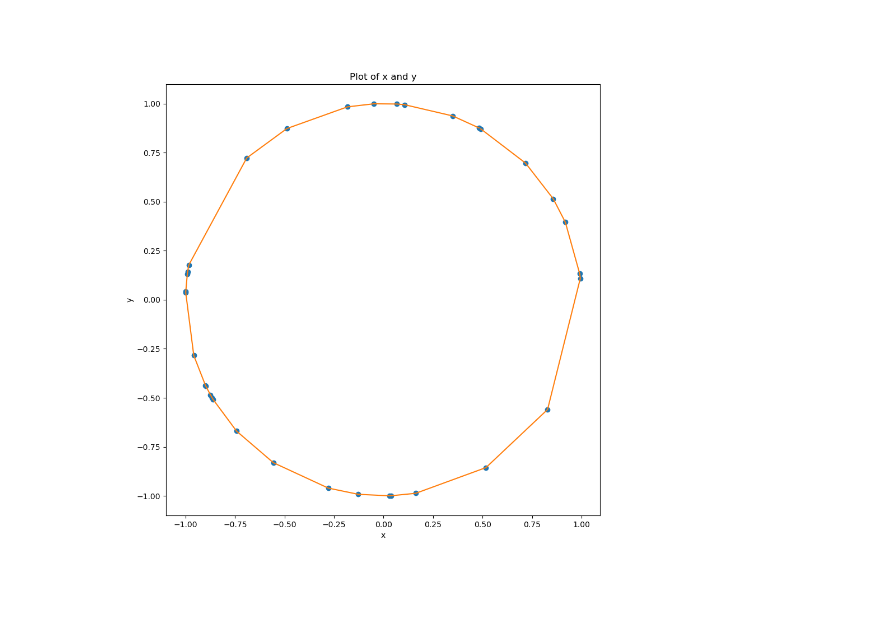
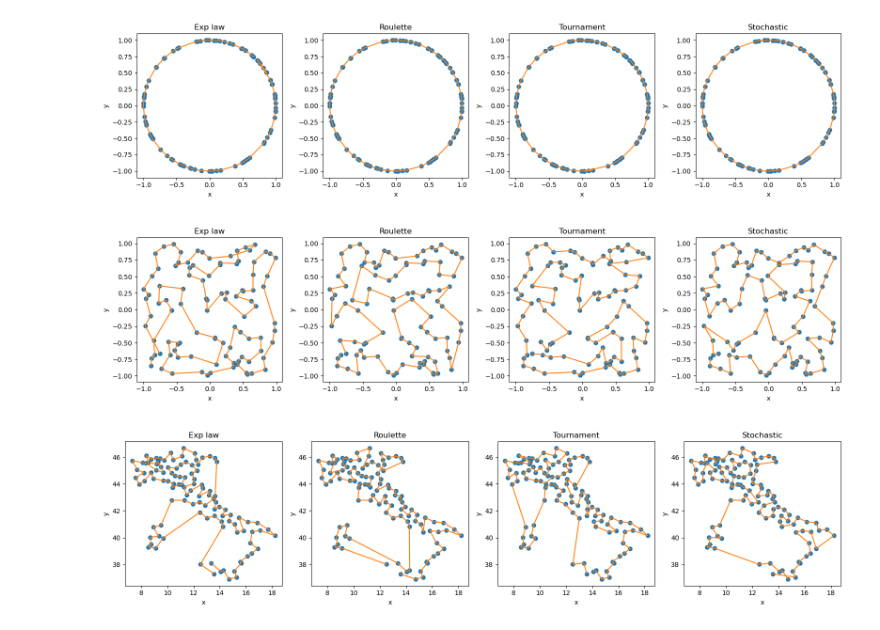
Before and after one commit to stevelonny/labsimnum, a Jupyter notebook: notebooks/exercise_09.ipynb, the cells around one changed output. Saved outputs shown, nothing was run; the diff lists cells and outputs as text; code cells hidden in the pictures.

Commit message:
corrected mapper class

```diff
--- a/notebooks/exercise_09.ipynb
+++ b/notebooks/exercise_09.ipynb
@@ -6,24 +6,27 @@ import numpy as np
 from scipy.optimize import curve_fit
 import statsmodels.api as sm
 import math
-import ipympl
 
 prop_cycle = plt.rcParams['axes.prop_cycle']
 colors = prop_cycle.by_key()['color']
+selection = ["Exp law", "Roulette", "Tournament", "Stochastic"]
+mapper = ["circle", "square", "provita"]
 # %%
-fig = plt.figure(figsize=(10, 10))
-
-x, y = np.loadtxt("../data/ex09_atlas_circle.dat", unpack=True, usecols=(1, 2))
-
-plt.plot(x, y, marker='o', linestyle='None')
-
-plt.xlabel('x')
-plt.ylabel('y')
-plt.title('Plot of x and y')
-
-x1, y1 = np.loadtxt("../data/ex09_best_circle.dat", unpack=True, usecols=(1, 2))
-
-plt.plot(x1, y1)
-plt.show()
+for atlas in mapper:
+    x, y = np.loadtxt("../data/ex09_atlas_{atlante}.dat".format(atlante=atlas), unpack=True, usecols=(1, 2))
+    fig = plt.figure(figsize=(16, 4))
+    for i in range(0, 4):
+        plt.subplot(1,4, i+1)
+        plt.plot(x, y, marker='o', linestyle='None')
+        plt.xlabel('x')
+        plt.ylabel('y')
+        plt.title('Plot of x and y')
+        x1, y1 = np.loadtxt("../data/ex09_best_{atlante}_{sel}.dat".format(atlante=atlas, sel=i), unpack=True, usecols=(1, 2))
+        plt.title(selection[i])
+        plt.plot(x1, y1)
+        plt.tight_layout()
+    plt.show()
 # %% [output]
-[figure, old version]
+[figure, new version]
+[figure, added]
+[figure, added]
```
Also changed, not shown: parts of 3 cells of this notebook, 10 other files.
